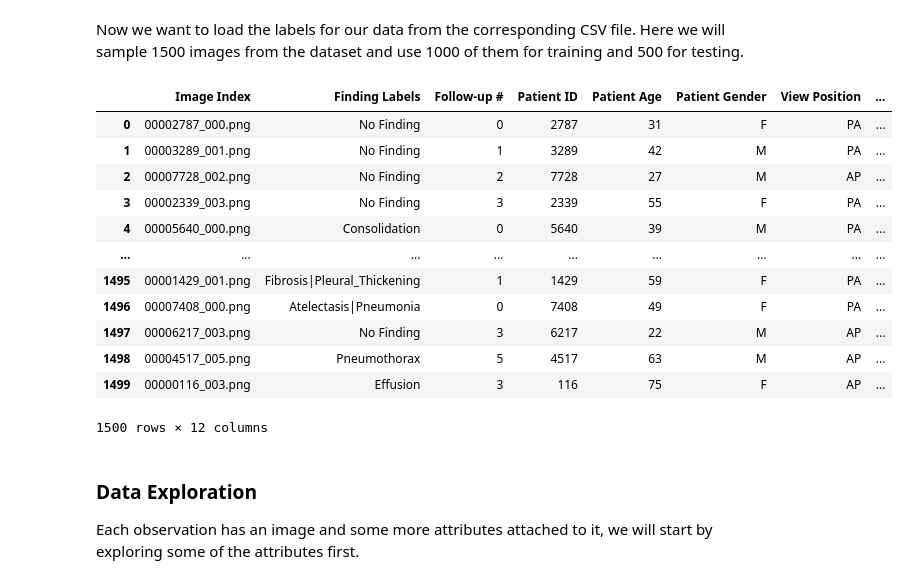
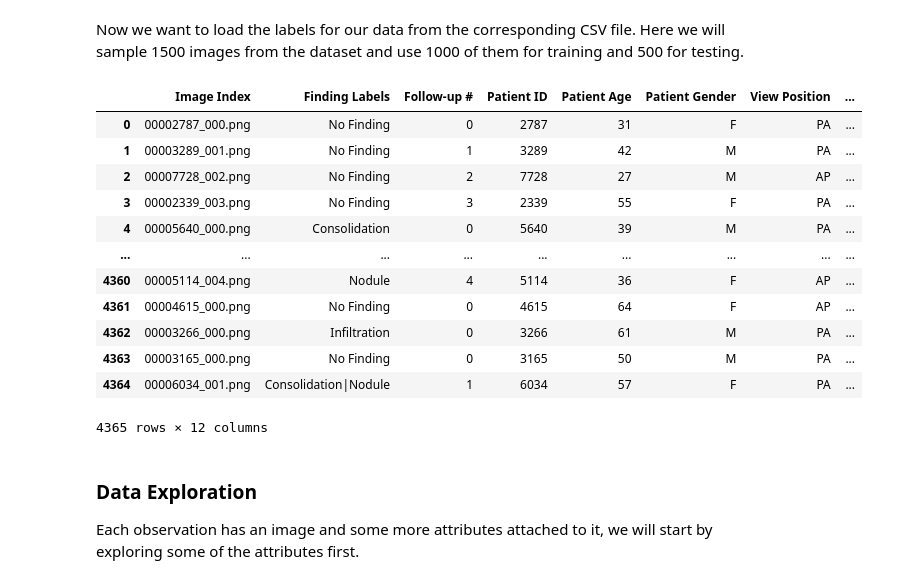
Before and after one commit to yeric1789/CMSC320_Final_Project, a Jupyter notebook: NoteBookFinalProject.ipynb, the cells around one changed output. Saved outputs shown, nothing was run; the diff lists cells and outputs as text; code cells hidden in the pictures.

```diff
--- a/NoteBookFinalProject.ipynb
+++ b/NoteBookFinalProject.ipynb
@@ -66,36 +66,48 @@ Now we want to load the labels for our data from the corresponding CSV file. Her
 # %%
 # Change path to your data path in google drive or local path
 path_use = "/content/drive/MyDrive/CMSC320-Intro_data_science/FinalProject/Data/Data_Entry_2017.csv" if IN_COLAB else 'D:/CMSC320_XRAY_CHEST_DATA/Data_Entry_2017.csv'
 data = pd.read_csv(path_use)
 
 # We use a subset of the 38000 images feel free to change this number to use more or less data as needed
 NUM_IMGS_READ = 30000
+
+
 data_use = data.iloc[:NUM_IMGS_READ]
 
+NUM_IMGS_SMPLE = 10000
+NUM_IMGS_TRAIN = 3000
+NUM_IMGS_VAL = 1000
+NUM_IMGS_TEST = 1000
 # Randomly sample 1000 images
 np.random.seed(0)
-data = data_use.sample(n=1500, random_state=1)
+data = data_use.sample(n=NUM_IMGS_SMPLE, random_state=1)
+data = data.reset_index(drop=True)
+# drop any rows that have repeated patient ids
+data = data.drop_duplicates(subset=['Patient ID'], keep='first')
+# reset the
 data = data.reset_index(drop=True)
 
+data = data.iloc[:NUM_IMGS_TRAIN+NUM_IMGS_VAL+NUM_IMGS_TEST]
+data = data.reset_index(drop=True)
 # data_test_sample =data_use.sample(n=1000, random_state=2)
 # data_test_sample = data_test_sample.reset_index(drop=True)
 
 # Display the data
 display(data)
 # %% [output]
 |  | Image Index | Finding Labels | Follow-up # | Patient ID | Patient Age | Patient Gender | View Position | ... |
 | 0 | 00002787_000.png | No Finding | 0 | 2787 | 31 | F | PA | ... |
 | 1 | 00003289_001.png | No Finding | 1 | 3289 | 42 | M | PA | ... |
 | 2 | 00007728_002.png | No Finding | 2 | 7728 | 27 | M | AP | ... |
 | 3 | 00002339_003.png | No Finding | 3 | 2339 | 55 | F | PA | ... |
 | 4 | 00005640_000.png | Consolidation | 0 | 5640 | 39 | M | PA | ... |
 | ... | ... | ... | ... | ... | ... | ... | ... | ... |
-| 1495 | 00001429_001.png | Fibrosis|Pleural_Thickening | 1 | 1429 | 59 | F | PA | ... |
-| 1496 | 00007408_000.png | Atelectasis|Pneumonia | 0 | 7408 | 49 | F | PA | ... |
-| 1497 | 00006217_003.png | No Finding | 3 | 6217 | 22 | M | AP | ... |
-| 1498 | 00004517_005.png | Pneumothorax | 5 | 4517 | 63 | M | AP | ... |
-| 1499 | 00000116_003.png | Effusion | 3 | 116 | 75 | F | AP | ... |
+| 4360 | 00005114_004.png | Nodule | 4 | 5114 | 36 | F | AP | ... |
+| 4361 | 00004615_000.png | No Finding | 0 | 4615 | 64 | F | AP | ... |
+| 4362 | 00003266_000.png | Infiltration | 0 | 3266 | 61 | M | PA | ... |
+| 4363 | 00003165_000.png | No Finding | 0 | 3165 | 50 | M | PA | ... |
+| 4364 | 00006034_001.png | Consolidation|Nodule | 1 | 6034 | 57 | F | PA | ... |
-1500 rows × 12 columns
+4365 rows × 12 columns
 # %% [markdown]
 ### Data Exploration
 Each observation has an image and some more attributes attached to it, we will start by exploring some of the attributes first.
```
Also changed, not shown: parts of 20 cells of this notebook.
